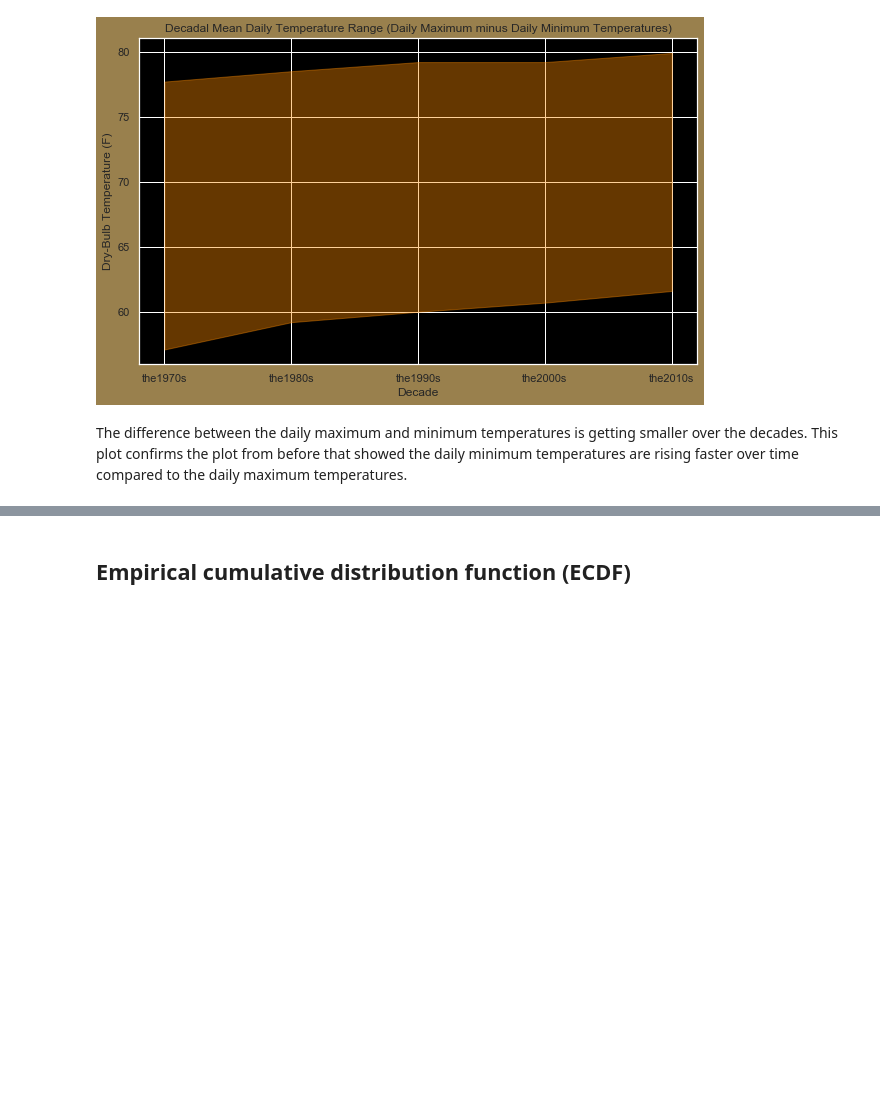
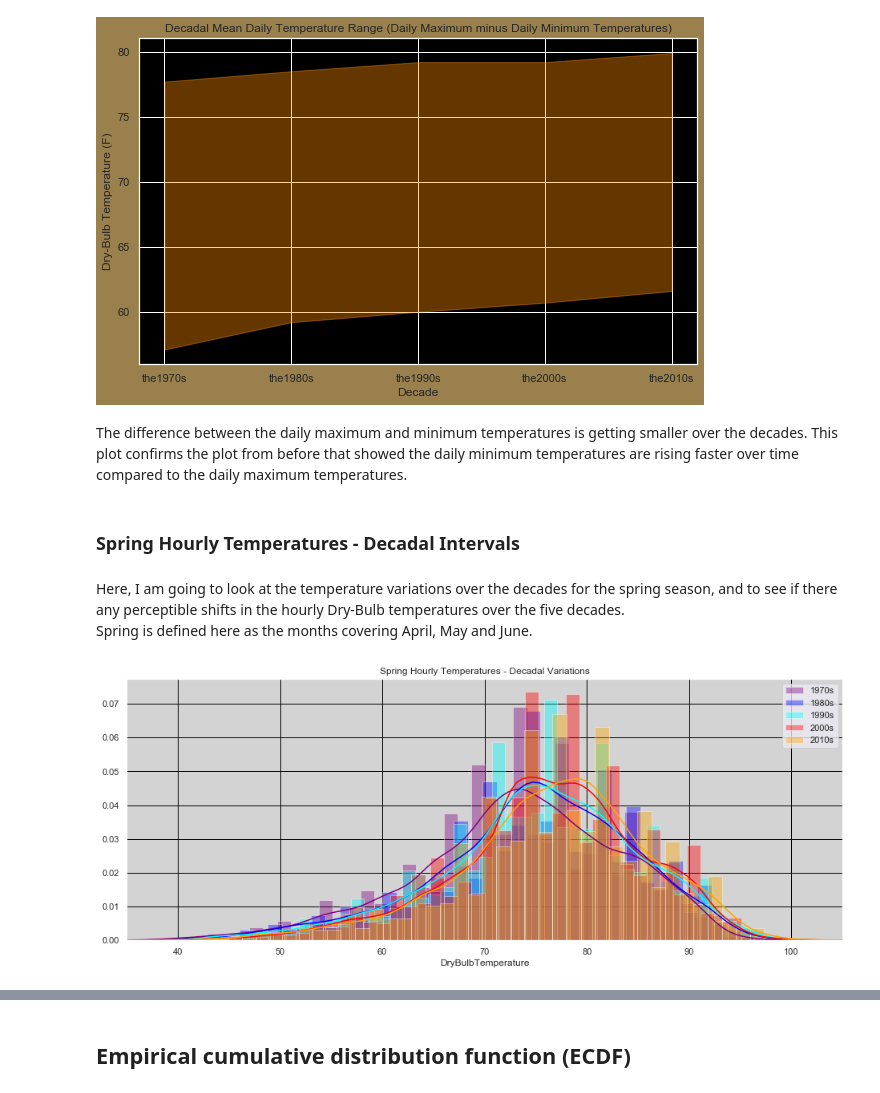
Before and after one commit to PhilipAbraham1030/Houston_Climate, a Jupyter notebook: Shifts_in_the_Houston_Temperatures-Exploratory_Data_Analysis.ipynb, the cells around one changed output, grey strips where cells are left out. Drawn from its saved outputs; the diff is of its cells as text; code cells hidden in the pictures; blank space fills up the shorter version.

Commit message:
Added Spring temperature variation analysis, and minor updates

```diff
--- a/Shifts_in_the_Houston_Temperatures-Exploratory_Data_Analysis.ipynb
+++ b/Shifts_in_the_Houston_Temperatures-Exploratory_Data_Analysis.ipynb
@@ -695,3 +697,8 @@ plt.show()
 [figure]
 # %% [markdown]
 The difference between the daily maximum and minimum temperatures is getting smaller over the decades. This plot confirms the plot from before that showed the daily minimum temperatures are rising faster over time compared to the daily maximum temperatures.
+# %% [markdown]
+### Spring Hourly Temperatures - Decadal Intervals
+# %% [markdown]
+Here, I am going to look at the temperature variations over the decades for the spring season, and to see if there any perceptible shifts in the hourly Dry-Bulb temperatures over the five decades.
+Spring is defined here as the months covering April, May and June.
@@ -697,0 +708,33 @@ The difference between the daily maximum and minimum temperatures is getting sma
+# %%
+# Decadal hourly spring (April, May, June) temperatures
+spring1970s=pd.concat((temps[0][temps[0].index.month==4],
+                       temps[0][temps[0].index.month==5],
+                       temps[0][temps[0].index.month==6])).sort_index()
+spring1980s=pd.concat((temps[1][temps[1].index.month==4],
+                       temps[1][temps[1].index.month==5],
+                       temps[1][temps[1].index.month==6])).sort_index()
+spring1990s=pd.concat((temps[2][temps[2].index.month==4],
+                       temps[2][temps[2].index.month==5],
+                       temps[2][temps[2].index.month==6])).sort_index()
+spring2000s=pd.concat((temps[3][temps[3].index.month==4],
+                       temps[3][temps[3].index.month==5],
+                       temps[3][temps[3].index.month==6])).sort_index()
+spring2010s=pd.concat((temps[4][temps[4].index.month==4],
+                       temps[4][temps[4].index.month==5],
+                       temps[4][temps[4].index.month==6])).sort_index()
+# %%
+_=plt.figure(figsize=(16,6))
+ax = plt.axes()
+ax.set_facecolor('lightgrey')
+_=plt.xlim(35,105)
+_=sns.distplot(spring1970s,color='purple',label='1970s')
+_=sns.distplot(spring1980s,color='blue',label='1980s')
+_=sns.distplot(spring1990s,color='cyan',label='1990s')
+_=sns.distplot(spring2000s,color='red',label='2000s')
+_=sns.distplot(spring2010s,color='orange',label='2010s')
+_=plt.title('Spring Hourly Temperatures - Decadal Variations')
+_=plt.grid(color='black')
+_=plt.legend()
+plt.show()
+# %% [output]
+[figure, added]
```
Also changed, not shown: parts of 10 cells of this notebook.
